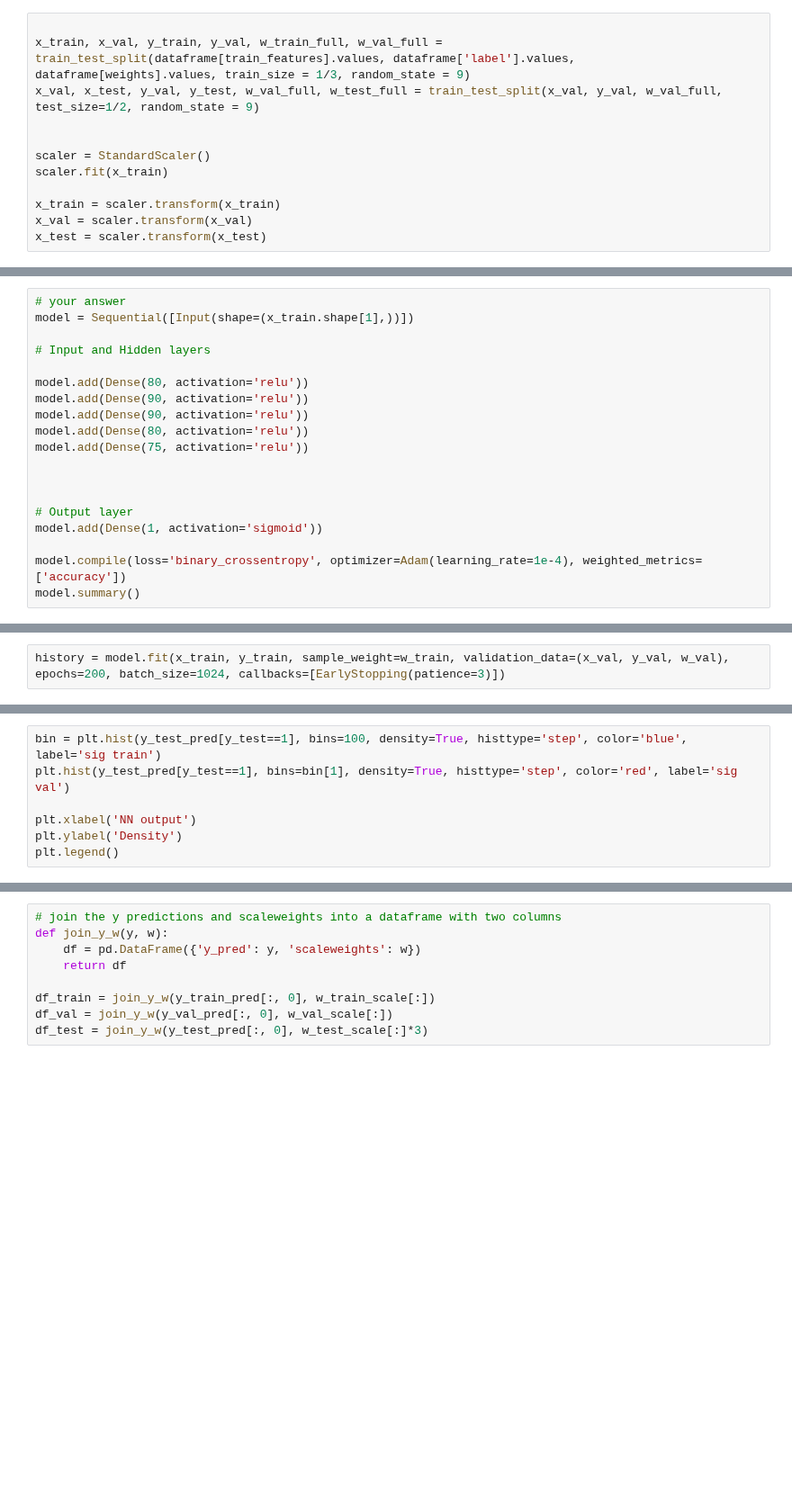
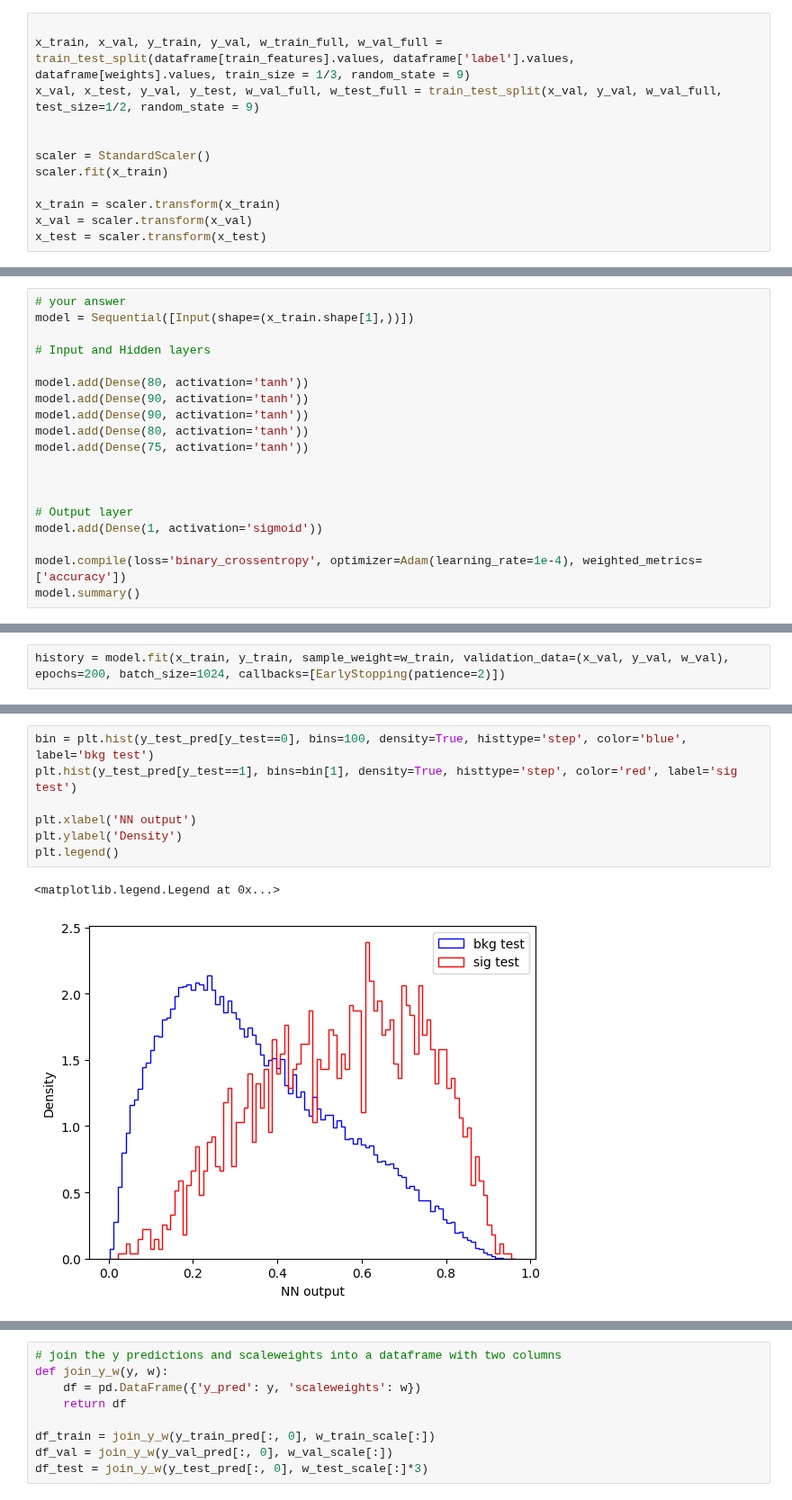
Before and after one commit to joaopedrobiu6/MASHEP_jbiu, a Jupyter notebook: Projeto/machine_learning.ipynb, the cells around one changed output, grey strips where cells are left out. Shown at 90% size. Drawn from its saved outputs; the diff is of its cells as text; blank space fills up the shorter version.

```diff
--- a/Projeto/machine_learning.ipynb
+++ b/Projeto/machine_learning.ipynb
@@ -64,11 +64,11 @@ model = Sequential([Input(shape=(x_train.shape[1],))])
 
 # Input and Hidden layers
 
-model.add(Dense(80, activation='relu'))
-model.add(Dense(90, activation='relu'))
-model.add(Dense(90, activation='relu'))
-model.add(Dense(80, activation='relu'))
-model.add(Dense(75, activation='relu'))
+model.add(Dense(80, activation='tanh'))
+model.add(Dense(90, activation='tanh'))
+model.add(Dense(90, activation='tanh'))
+model.add(Dense(80, activation='tanh'))
+model.add(Dense(75, activation='tanh'))
 
 
 
@@ -80,2 +100,2 @@ model.summary()
 # %%
-history = model.fit(x_train, y_train, sample_weight=w_train, validation_data=(x_val, y_val, w_val), epochs=200, batch_size=1024, callbacks=[EarlyStopping(patience=3)])
+history = model.fit(x_train, y_train, sample_weight=w_train, validation_data=(x_val, y_val, w_val), epochs=200, batch_size=1024, callbacks=[EarlyStopping(patience=2)])
@@ -102,10 +147,13 @@ y_test_pred = model.predict(x_test)
 # %%
-bin = plt.hist(y_test_pred[y_test==1], bins=100, density=True, histtype='step', color='blue', label='sig train')
-plt.hist(y_test_pred[y_test==1], bins=bin[1], density=True, histtype='step', color='red', label='sig val')
+bin = plt.hist(y_test_pred[y_test==0], bins=100, density=True, histtype='step', color='blue', label='bkg test')
+plt.hist(y_test_pred[y_test==1], bins=bin[1], density=True, histtype='step', color='red', label='sig test')
 
 plt.xlabel('NN output')
 plt.ylabel('Density')
 plt.legend()
+# %% [output]
+<matplotlib.legend.Legend at 0x...>
+[figure, added]
 # %%
 # your answer
 bins = plt.hist(y_train_pred[y_train==1], bins=100, density=True, histtype='step', color='blue', label='sig train')
```
Also changed, not shown: parts of 19 cells of this notebook, 25 other files.
